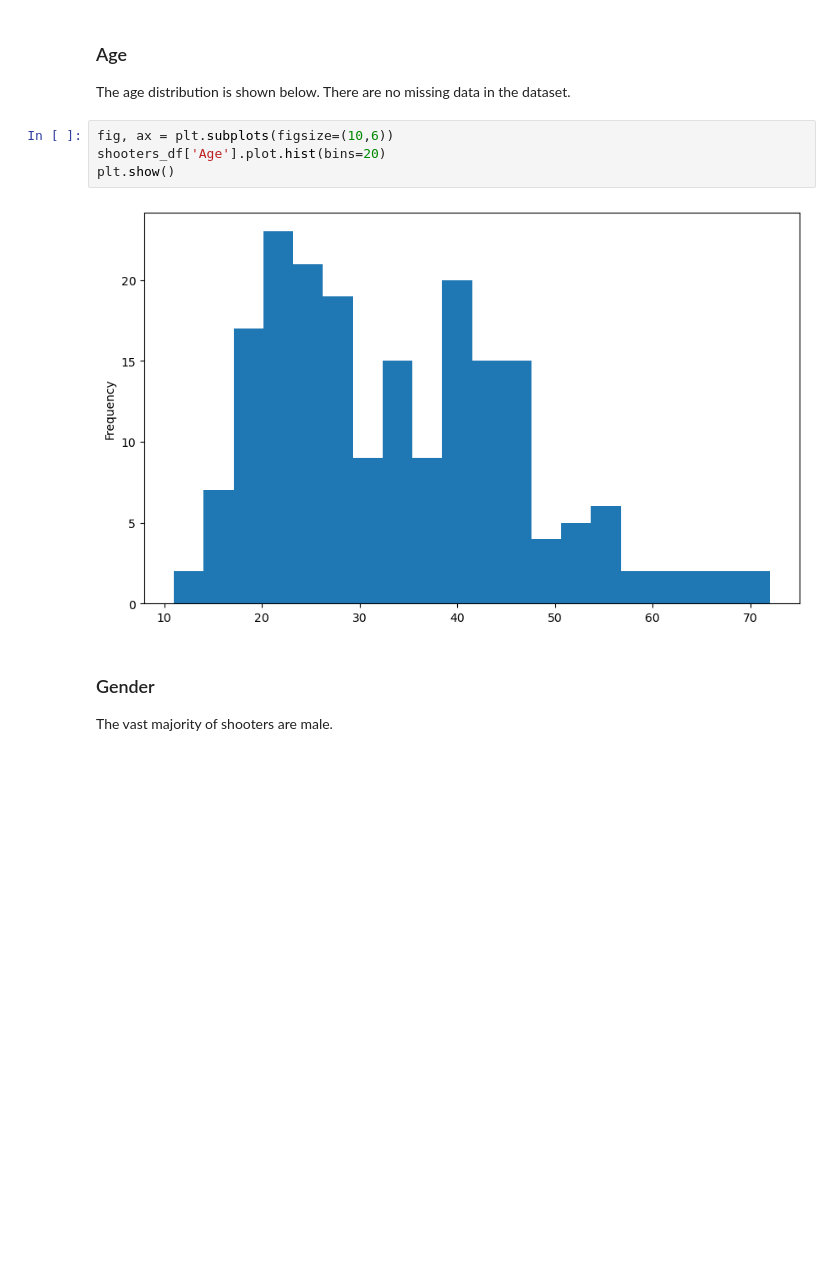
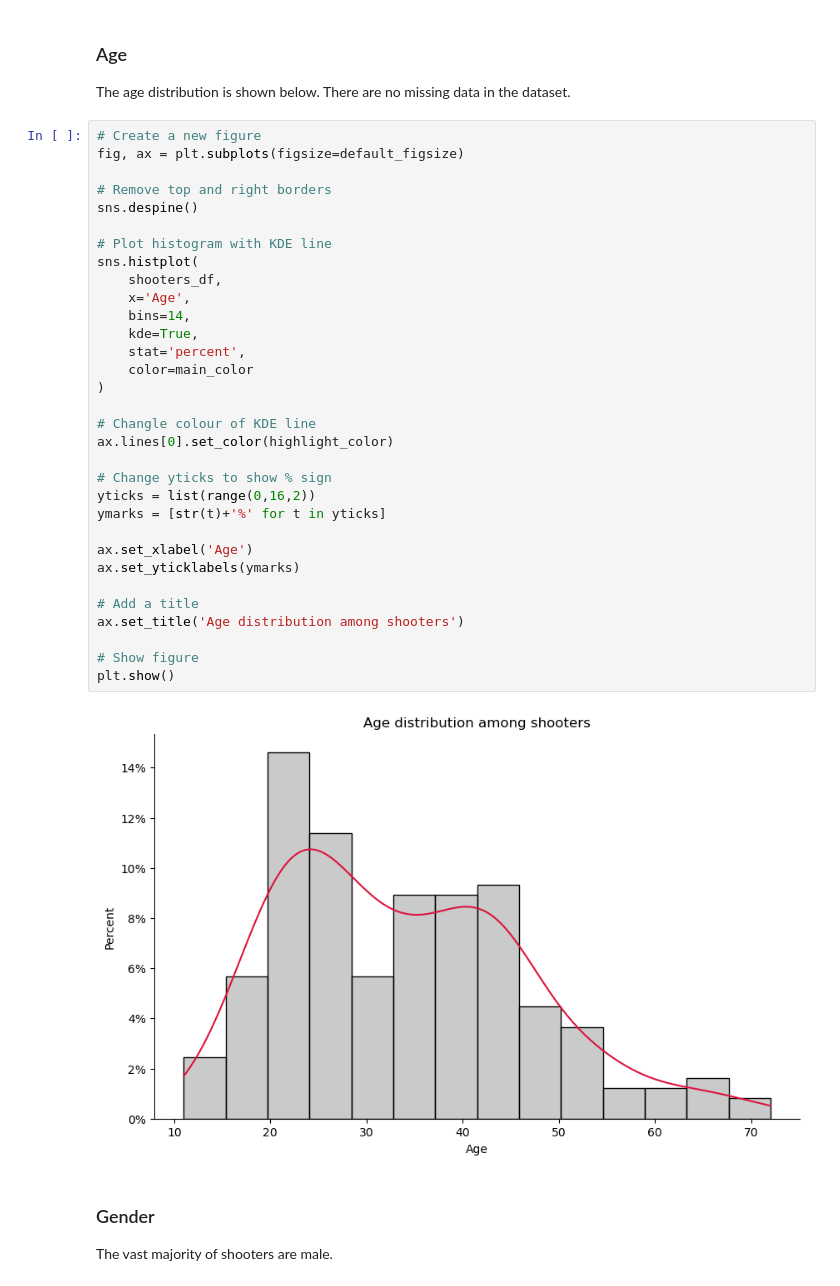
Before and after one commit to benoitchamot/Shootings, a Jupyter notebook: Violence_Project_database/read_xlsx_database.ipynb, the cells around one changed output. Cells and saved outputs as stored; diff of their text form; blank space fills up the shorter version.

```diff
--- a/Violence_Project_database/read_xlsx_database.ipynb
+++ b/Violence_Project_database/read_xlsx_database.ipynb
@@ -250,12 +279,40 @@ Missing values ratio: 5.6%
 # %% [markdown]
 ### Age
 The age distribution is shown below. There are no missing data in the dataset.
-# %%
-fig, ax = plt.subplots(figsize=(10,6))
-shooters_df['Age'].plot.hist(bins=20)
-plt.show()
-# %% [output]
-[figure, removed]
+# %%
+# Create a new figure
+fig, ax = plt.subplots(figsize=default_figsize)
+
+# Remove top and right borders
+sns.despine()
+
+# Plot histogram with KDE line
+sns.histplot(
+    shooters_df,
+    x='Age',
+    bins=14,
+    kde=True,
+    stat='percent',
+    color=main_color
+)
+
+# Changle colour of KDE line
+ax.lines[0].set_color(highlight_color)
+
+# Change yticks to show % sign
+yticks = list(range(0,16,2))
+ymarks = [str(t)+'%' for t in yticks]
+
+ax.set_xlabel('Age')
+ax.set_yticklabels(ymarks)
+
+# Add a title
+ax.set_title('Age distribution among shooters')
+
+# Show figure
+plt.show()
+# %% [output]
+[figure, added]
 # %% [markdown]
 ### Gender
 The vast majority of shooters are male.
```
Also changed, not shown: parts of 38 cells of this notebook, 2 other files.
